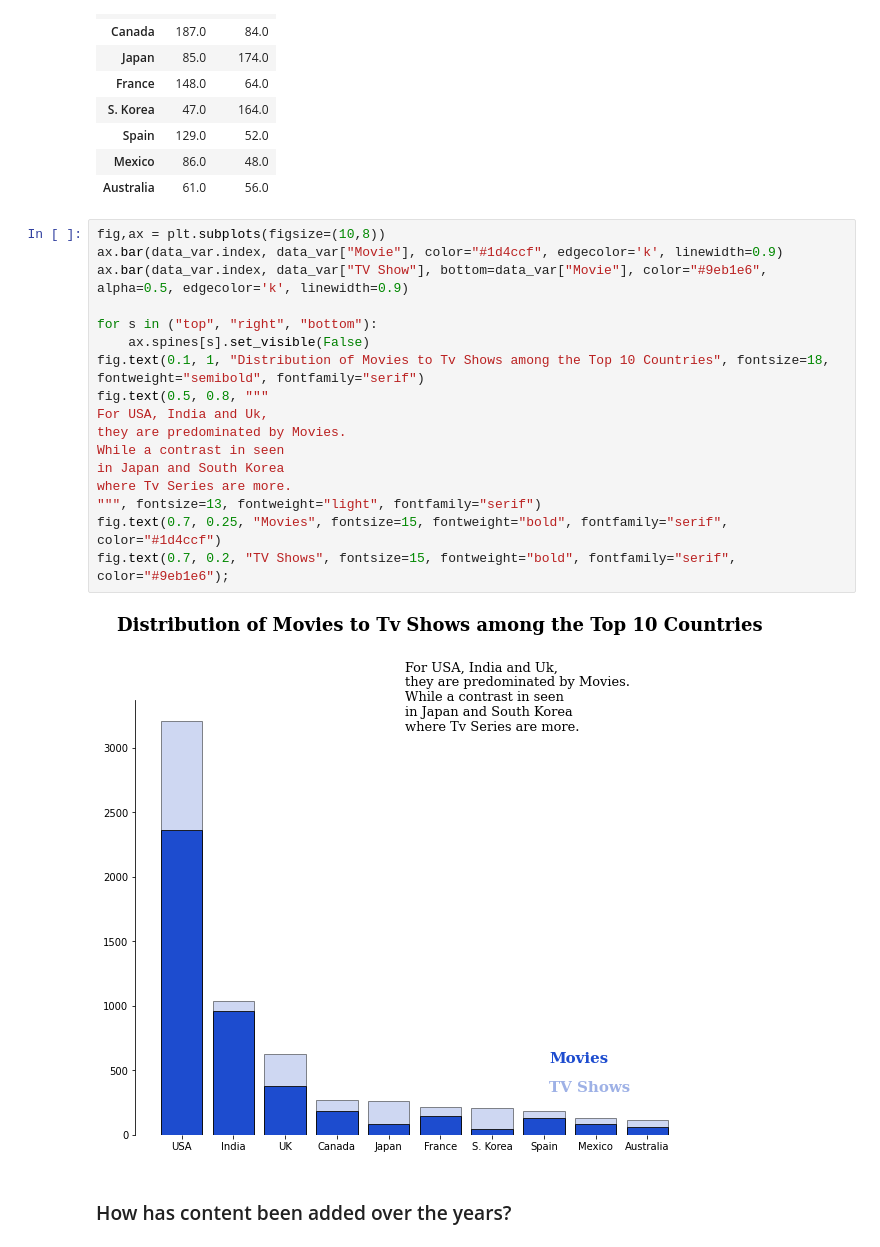
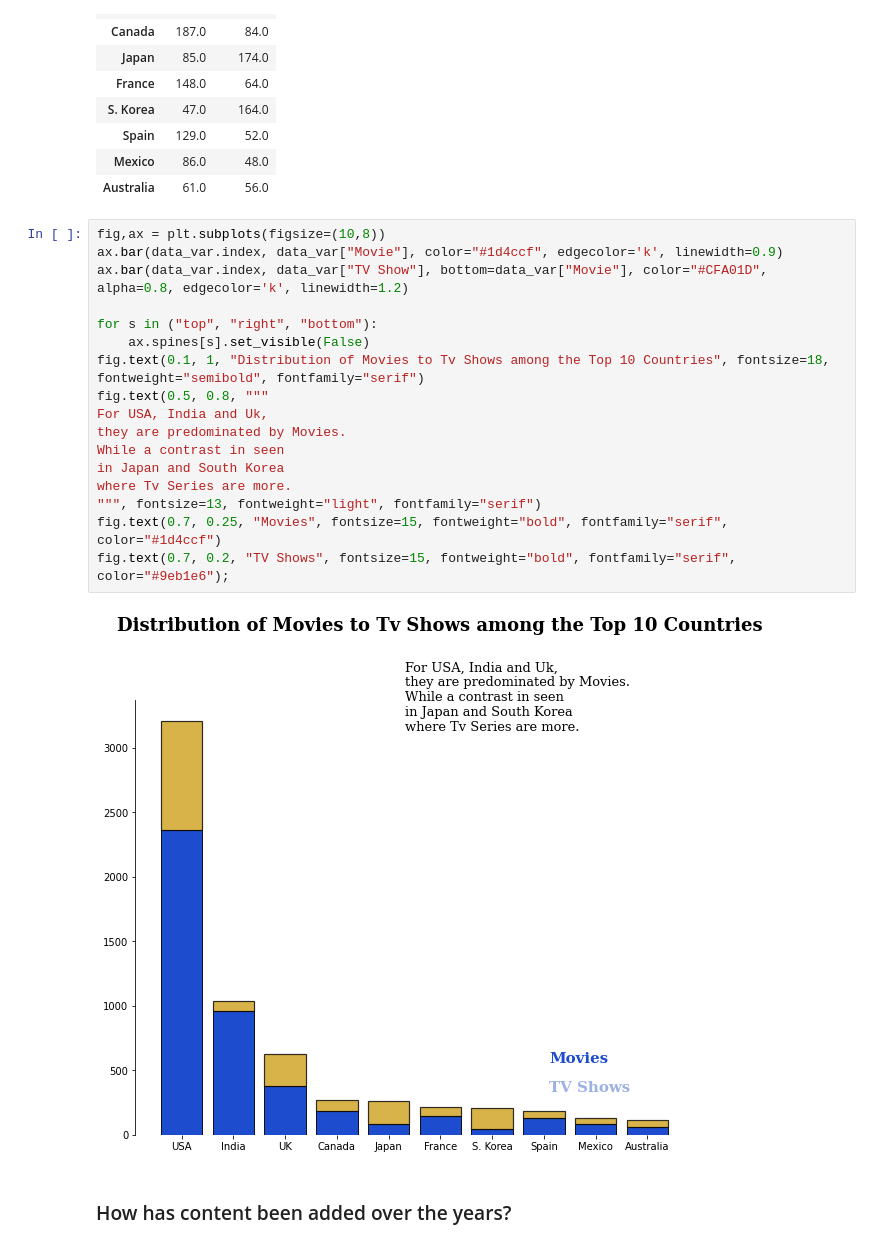
Before and after one commit to TheBlueZayn/Netflix-EDA, a Jupyter notebook: main.ipynb, the cells around one changed output. Cells and saved outputs as stored; diff of their text form.

```diff
--- a/main.ipynb
+++ b/main.ipynb
@@ -472,22 +477,22 @@ data_var
 # %%
 fig,ax = plt.subplots(figsize=(10,8))
 ax.bar(data_var.index, data_var["Movie"], color="#1d4ccf", edgecolor='k', linewidth=0.9)
-ax.bar(data_var.index, data_var["TV Show"], bottom=data_var["Movie"], color="#9eb1e6", alpha=0.5, edgecolor='k', linewidth=0.9)
+ax.bar(data_var.index, data_var["TV Show"], bottom=data_var["Movie"], color="#CFA01D", alpha=0.8, edgecolor='k', linewidth=1.2)
 
 for s in ("top", "right", "bottom"):
     ax.spines[s].set_visible(False)
 fig.text(0.1, 1, "Distribution of Movies to Tv Shows among the Top 10 Countries", fontsize=18, fontweight="semibold", fontfamily="serif")
 fig.text(0.5, 0.8, """
 For USA, India and Uk,
 they are predominated by Movies.
 While a contrast in seen
 in Japan and South Korea
 where Tv Series are more.
 """, fontsize=13, fontweight="light", fontfamily="serif")
 fig.text(0.7, 0.25, "Movies", fontsize=15, fontweight="bold", fontfamily="serif", color="#1d4ccf")
 fig.text(0.7, 0.2, "TV Shows", fontsize=15, fontweight="bold", fontfamily="serif", color="#9eb1e6");
 # %% [output]
-[figure, old version]
+[figure, new version]
 # %% [markdown]
 ### How has content been added over the years?
 # %%
```
Also changed, not shown: parts of 6 cells of this notebook.
